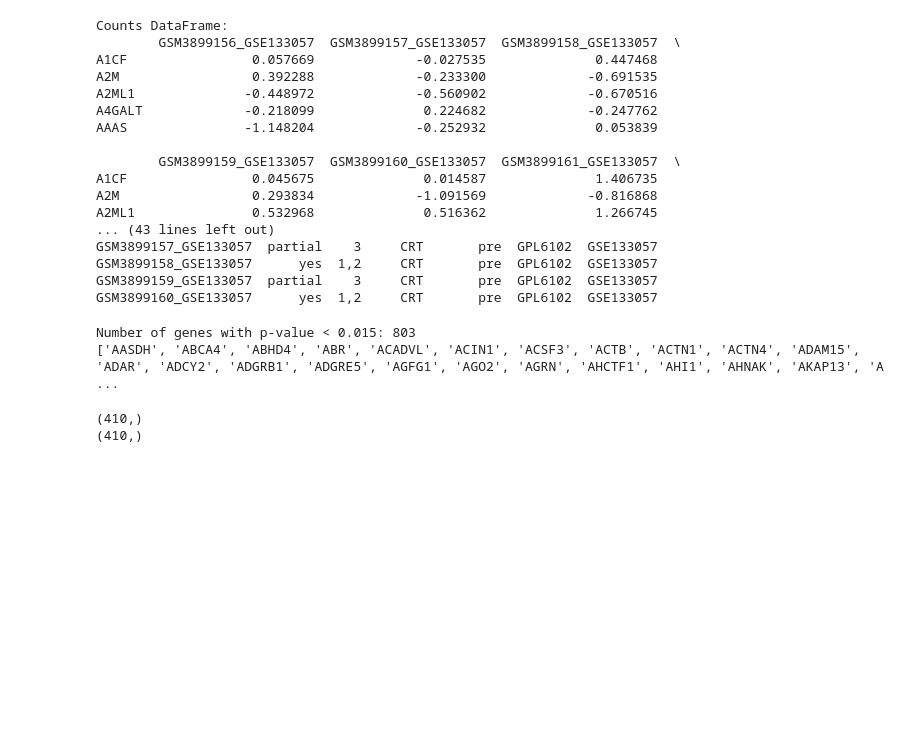
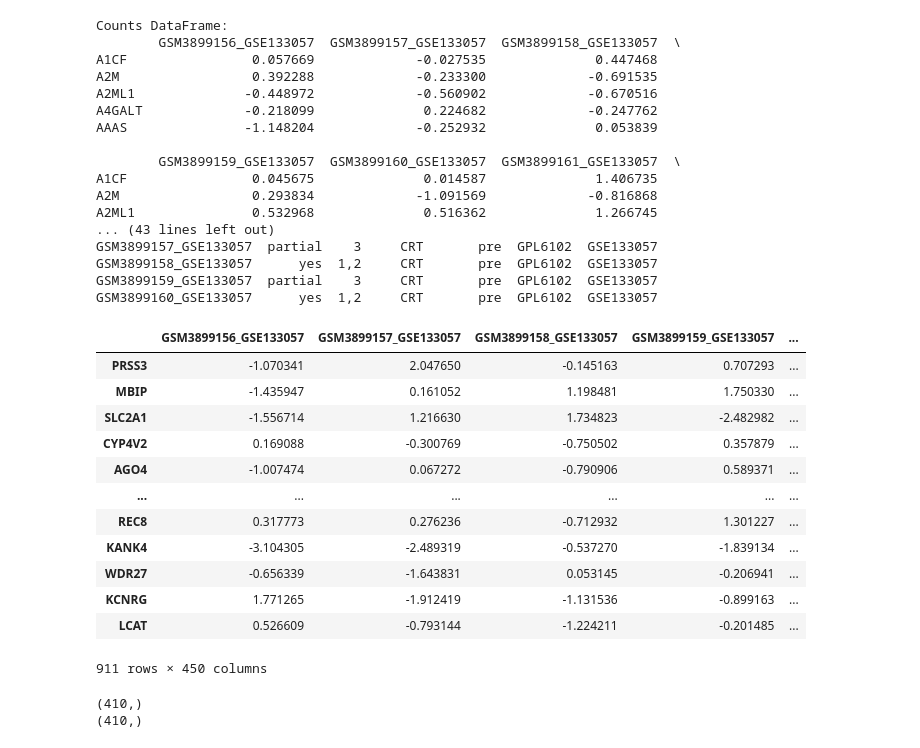
Before and after one commit to paoloAngelino/RCproject_code, a Jupyter notebook: sean_ann_python/ANN_v3_feature_selection.ipynb, the cells around one changed output. Saved outputs shown, nothing was run; the diff lists cells and outputs as text; code cells hidden in the pictures; blank space fills up the shorter version.

Commit message:
incorporated diff expression testing on training set (in R) to determine features for ANN model (in python)

```diff
--- a/sean_ann_python/ANN_v3_feature_selection.ipynb
+++ b/sean_ann_python/ANN_v3_feature_selection.ipynb
@@ -57,13 +57,14 @@ learning_rate = 0.01
 num_epochs = 100000
 report_frequency = 1
 accuracy_threshold = 0.9  #currently not used
-auc_threshold = 0.9
+auc_threshold = 0.80
 clipnorm = 2.0
 simplifly_categories = True
 holdout_size = 0.5
 
-use_gene_list = True
+use_gene_list = False
 use_diff_genes = False
+use_imported_genes = True
 current_gene_list = 'de_intersect_plus_bulk_genes'#'sig9_0.05'
 # current_gene_list = 'Boruta_6'
 
@@ -204,26 +221,31 @@ adjusted_pvals = multipletests(p_values, method='fdr_bh')[1]
-# %%
-# Example: Genes and their p-values
-genes = filtered_counts_df.index  # List of gene names
-p_values_df = pd.DataFrame({'Gene': genes, 'P_value': adjusted_pvals})
-
-# Filter genes with p-value < 0.1
-filtered_genes = p_values_df[p_values_df['P_value'] < 0.015]
-
-# Get a list of the gene names
-filtered_gene_list = filtered_genes['Gene'].tolist()
-
-# Display the filtered genes
-print(f"Number of genes with p-value < 0.015: {len(filtered_gene_list)}")
-print(filtered_gene_list)
-# %% [output]
-Number of genes with p-value < 0.015: 803
-['AASDH', 'ABCA4', 'ABHD4', 'ABR', 'ACADVL', 'ACIN1', 'ACSF3', 'ACTB', 'ACTN1', 'ACTN4', 'ADAM15', 'ADAR', 'ADCY2', 'ADGRB1', 'ADGRE5', 'AGFG1', 'AGO2', 'AGRN', 'AHCTF1', 'AHI1', 'AHNAK', 'AKAP13', 'A ...
 # %%
 if use_gene_list:
     counts_df = counts_df.loc[current_genes]
 
 if use_diff_genes:
     counts_df = counts_df.loc[filtered_gene_list]
+if use_imported_genes:
+    # imported_genes = read
+    # saveRDS(de_intersect_plus_bulk_genes,'ann_gene_set.rds')
+    rds_path = '/tmp/work/RCproject_code/sean_ann_python/ann_gene_set.rds'
+    current_genes = r.readRDS(rds_path)
+    counts_df = counts_df.loc[current_genes]
+
+counts_df
+# %% [output]
+|  | GSM3899156_GSE133057 | GSM3899157_GSE133057 | GSM3899158_GSE133057 | GSM3899159_GSE133057 | ... |
+| PRSS3 | -1.070341 | 2.047650 | -0.145163 | 0.707293 | ... |
+| MBIP | -1.435947 | 0.161052 | 1.198481 | 1.750330 | ... |
+| SLC2A1 | -1.556714 | 1.216630 | 1.734823 | -2.482982 | ... |
+| CYP4V2 | 0.169088 | -0.300769 | -0.750502 | 0.357879 | ... |
+| AGO4 | -1.007474 | 0.067272 | -0.790906 | 0.589371 | ... |
+| ... | ... | ... | ... | ... | ... |
+| REC8 | 0.317773 | 0.276236 | -0.712932 | 1.301227 | ... |
+| KANK4 | -3.104305 | -2.489319 | -0.537270 | -1.839134 | ... |
+| WDR27 | -0.656339 | -1.643831 | 0.053145 | -0.206941 | ... |
+| KCNRG | 1.771265 | -1.912419 | -1.131536 | -0.899163 | ... |
+| LCAT | 0.526609 | -0.793144 | -1.224211 | -0.201485 | ... |
+911 rows × 450 columns
 # %%
 filtered_metadata_df = metadata_df[~metadata_df['Response'].isin(['partial'])].copy()
 
```
Also changed, not shown: parts of 10 cells of this notebook, 1 other file.
